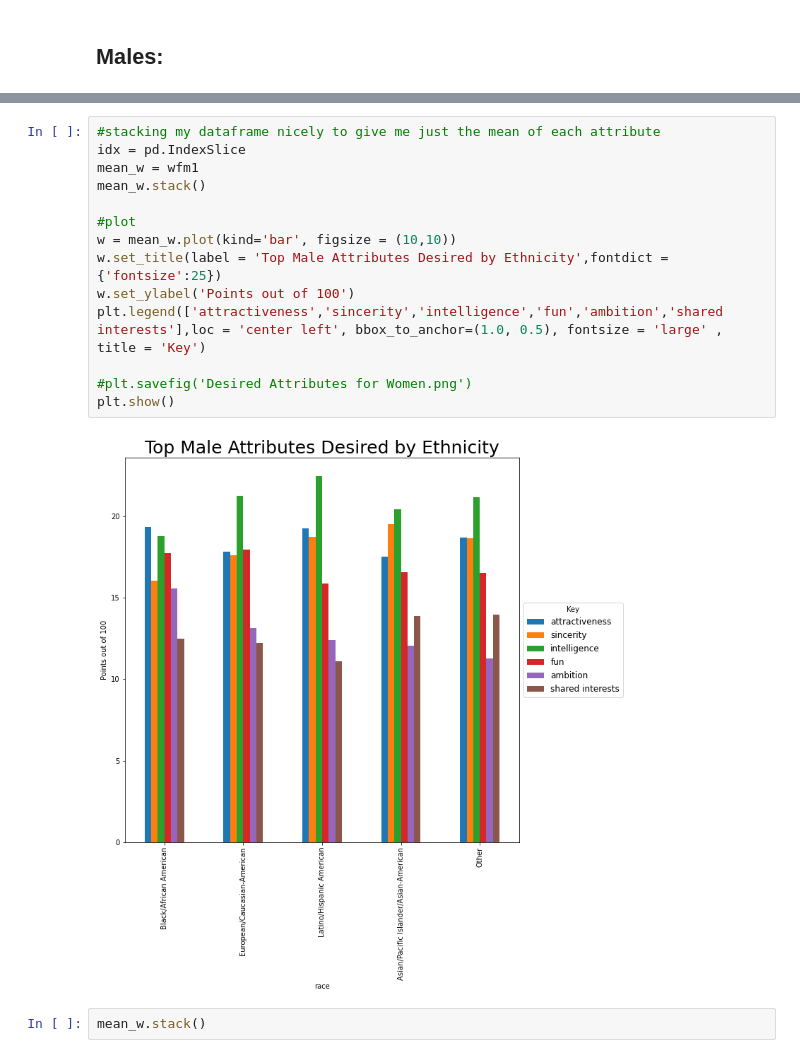
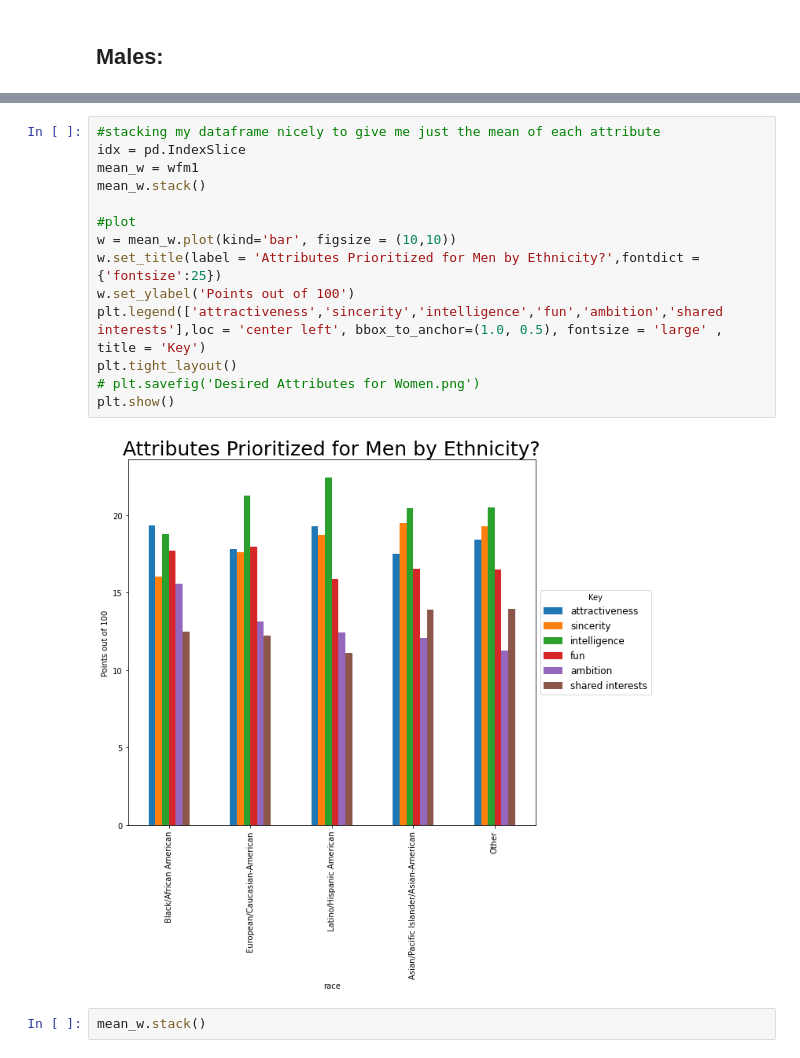
Before and after one commit to okwan91/Speed_dating, a Jupyter notebook: Notebooks/Graphs.ipynb, the cells around one changed output, grey strips where cells are left out. Saved outputs shown, nothing was run; the diff lists cells and outputs as text.

Commit message:
updated graphs

```diff
--- a/Notebooks/Graphs.ipynb
+++ b/Notebooks/Graphs.ipynb
@@ -139,19 +139,19 @@ wfm1
 # %%
 #stacking my dataframe nicely to give me just the mean of each attribute
 idx = pd.IndexSlice
 mean_w = wfm1
 mean_w.stack()
 
 #plot
 w = mean_w.plot(kind='bar', figsize = (10,10))
-w.set_title(label = 'Top Male Attributes Desired by Ethnicity',fontdict ={'fontsize':25})
+w.set_title(label = 'Attributes Prioritized for Men by Ethnicity?',fontdict ={'fontsize':25})
 w.set_ylabel('Points out of 100')
 plt.legend(['attractiveness','sincerity','intelligence','fun','ambition','shared interests'],loc = 'center left', bbox_to_anchor=(1.0, 0.5), fontsize = 'large' , title = 'Key')
-
-#plt.savefig('Desired Attributes for Women.png')
+plt.tight_layout()
+# plt.savefig('Desired Attributes for Women.png')
 plt.show()
 # %% [output]
-[figure, old version]
+[figure, new version]
 # %%
 mean_w.stack()
 # %% [output]
```
Also changed, not shown: parts of 12 cells of this notebook, 1 other file.
